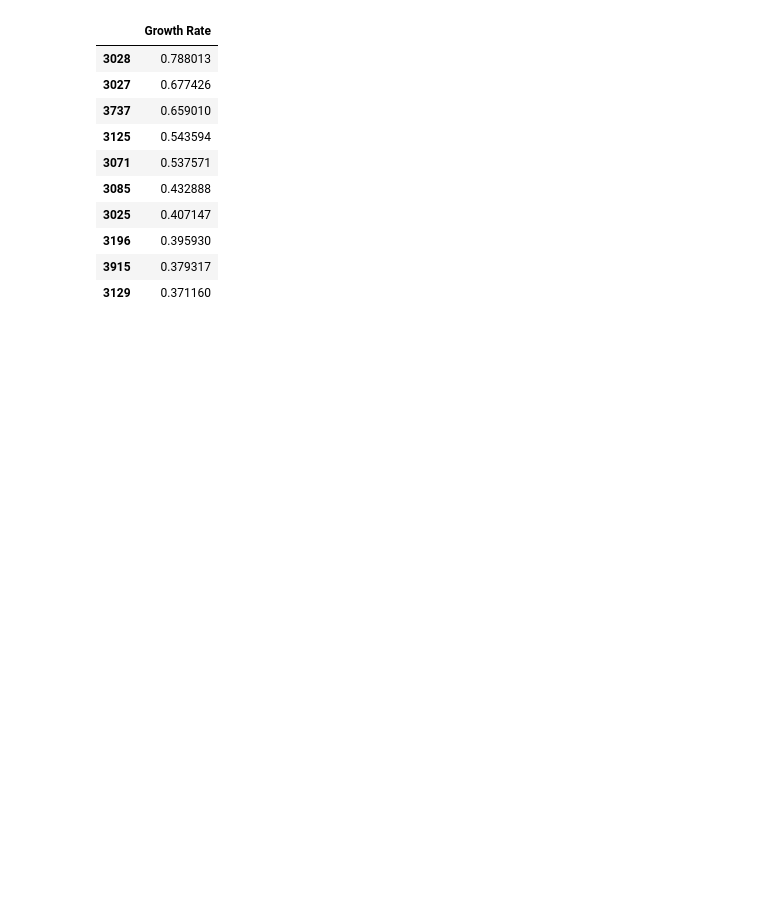
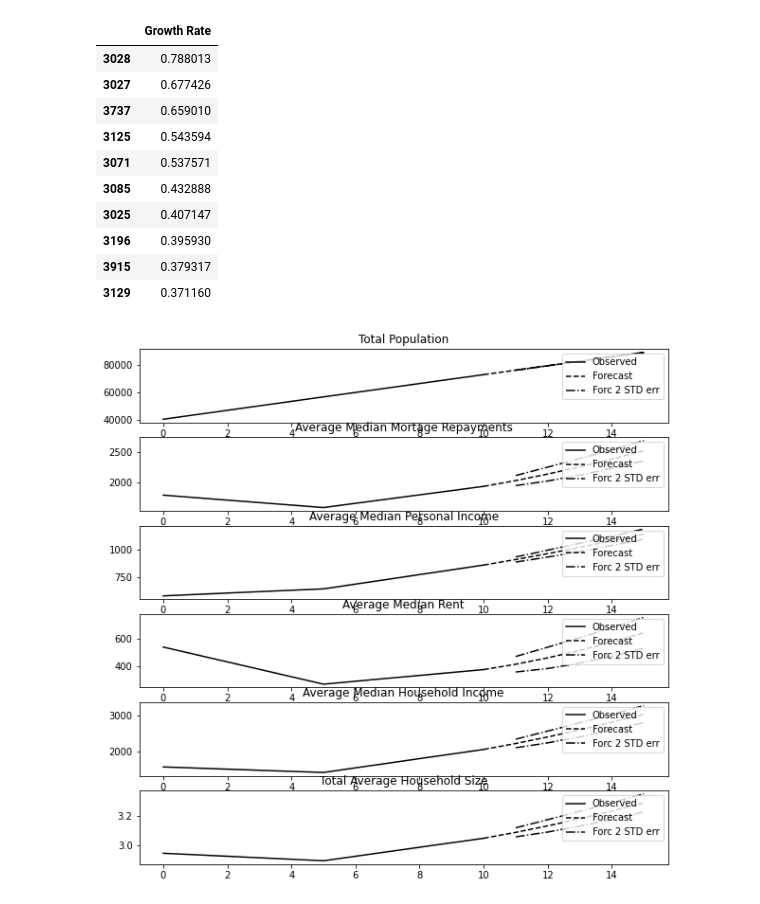
Before and after one commit to MAST30034-Applied-Data-Science/generic-real-estate-consulting-project-group-42, a Jupyter notebook: notebooks/forecasting.ipynb, the cells around one changed output. Drawn from its saved outputs; the diff is of its cells as text; code cells hidden in the pictures; blank space fills up the shorter version.

```diff
--- a/notebooks/forecasting.ipynb
+++ b/notebooks/forecasting.ipynb
@@ -46,12 +46,15 @@ median_rent.to_csv(f'{output_dir}median_rental_postcode.csv')
 forecasting_steps = 5
 
 impute_features = ['tot_population', 'avg_med_mortg_rep', 'avg_med_person_inc', 'avg_med_rent', 'avg_med_hh_inc', 'tot_avg_hh_size']
+visualise_feature_names = ['Total Population', 'Average Median Mortage Repayments', 'Average Median Personal Income',
+                            'Average Median Rent', 'Average Median Household Income', 'Total Average Household Size']
 init_years = [11, 16, 21]
 new_years = list(range(11, 22))
 
+model_dict = dict()
 forecasted_dict = dict()
 
-for i in [0]:
+for i in range(0, len(census_df_postcode_agg)):
     data = census_df_postcode_agg.iloc[i]
     #print(census_df_postcode_agg.iloc[i])
 
@@ -59,19 +62,16 @@ for i in [0]:
     interpolated_dict = dict()
     interpolated_dict['date']= [f'20{year}' for year in new_years]
 
-    for feature in impute_features:
+    for feature, feature_name in zip(impute_features, visualise_feature_names):
         init_y = data[[f'{feature}_{init_years[0]}', f'{feature}_{init_years[1]}', f'{feature}_{init_years[2]}']].tolist()
-        #print(init_y)
 
         interp_func = interp1d(init_years, init_y)
         new_y = list(interp_func(new_years))
-        #print(new_y)
 
-        interpolated_dict[feature] = new_y
+        interpolated_dict[feature_name] = new_y
 
     # creation of new dataframe
     interpolated_df = pd.DataFrame(interpolated_dict)
-
 
     # model
     interpolated_df['date'] = pd.to_datetime(interpolated_df['date'])
@@ -84,6 +84,5 @@ for i in [0]:
 
     forecasted_avg_med_rent = [row[3] for row in forecasted_values]
 
+    model_dict[int(data['postcode_2021'])] = model_fit
     forecasted_dict[int(data['postcode_2021'])] = forecasted_avg_med_rent
-
-model_fit.plot_forecast(forecasting_steps)
@@ -127,3 +123,8 @@ growth_rate_df.sort_values(by = 'Growth Rate', ascending= False).head(10)
 | 3196 | 0.395930 |
 | 3915 | 0.379317 |
 | 3129 | 0.371160 |
+# %%
+# change postcode to produce plot
+test = model_dict[3028].plot_forecast(forecasting_steps)
+# %% [output]
+[figure, added]
```
Also changed, not shown: parts of 1 cell of this notebook, 3 other files.
